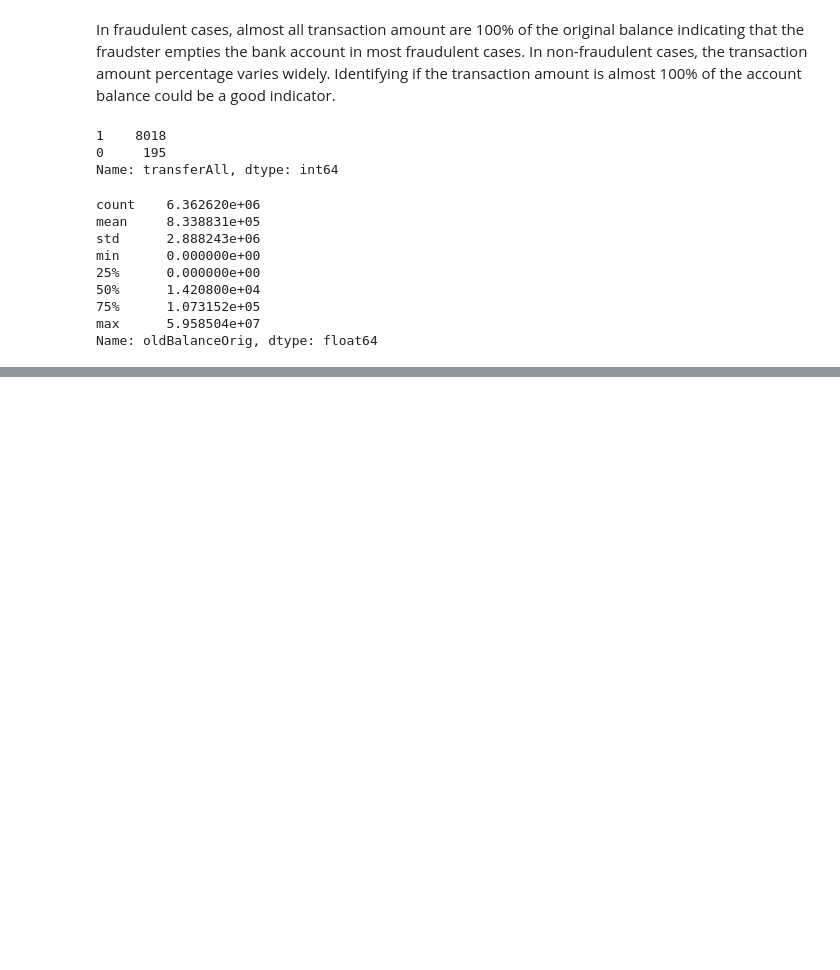
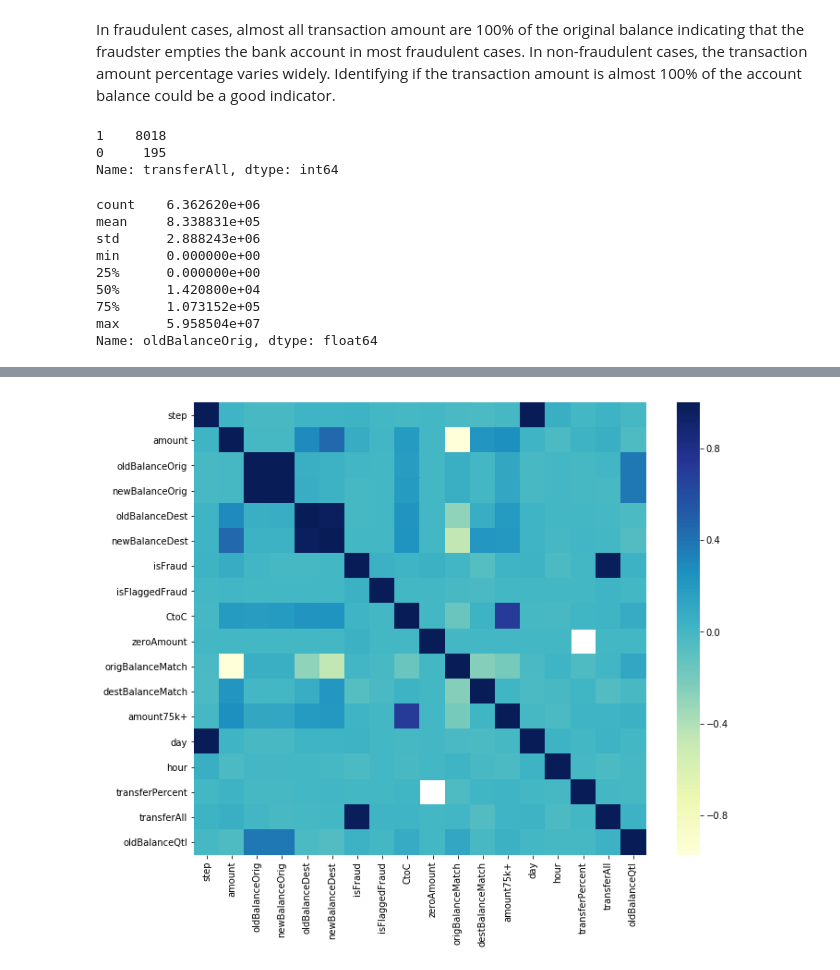
Before and after one commit to PriyankaBiswas/Data-Science, a Jupyter notebook: Unit2_SL/fraud_detection/fraud_detection-pushed.ipynb, the cells around one changed output, grey strips where cells are left out. Cells and saved outputs as stored; diff of their text form; code cells hidden in the pictures; blank space fills up the shorter version.

```diff
--- a/Unit2_SL/fraud_detection/fraud_detection-pushed.ipynb
+++ b/Unit2_SL/fraud_detection/fraud_detection-pushed.ipynb
@@ -579,3 +601,15 @@ data.head(30)
+# %%
+data_new = data
+# %%
+corrmap = data_new.corr()
+# %%
+f, ax = plt.subplots(figsize=(12, 9))
+
+# Draw the heatmap using seaborn
+sns.heatmap(corrmap, square=True, cmap='YlGnBu')
+plt.show()
+# %% [output]
+[figure, added]
 # %%
 # Future work for cleaning
 # how many of these are fraud, and find out the % of fraud cases and check if this is bad data, (part of the data was
```
Also changed, not shown: parts of 8 cells of this notebook.
